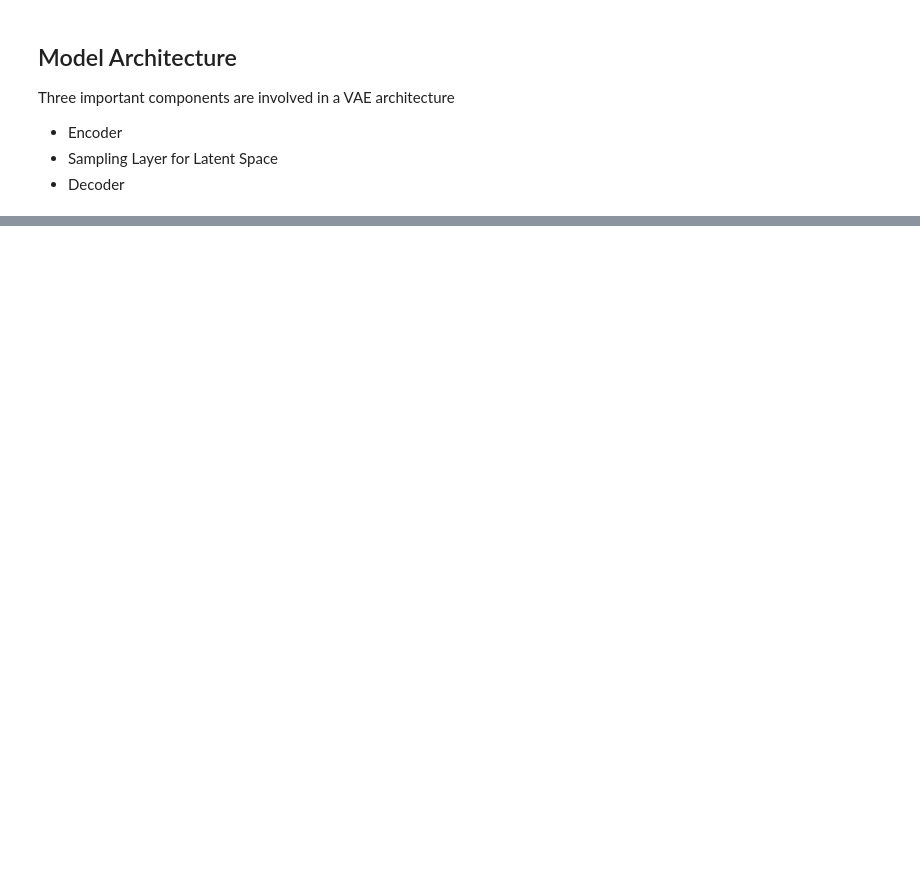
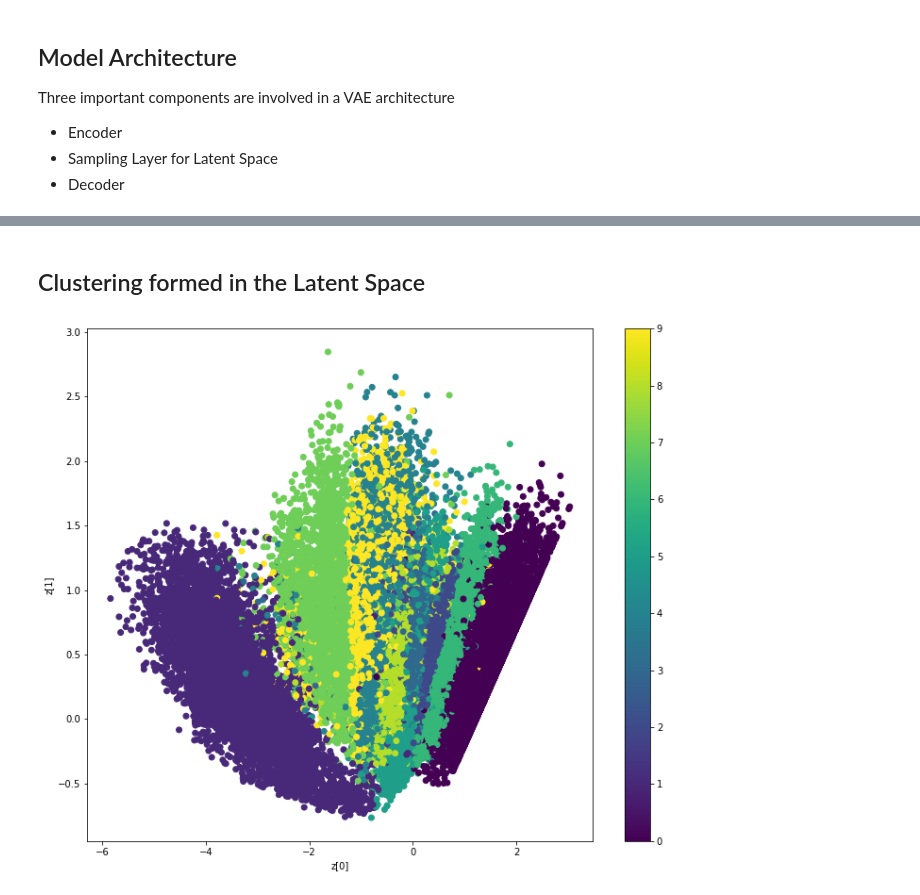
Before and after one commit to aneesh-kaitou1412/vae-mnist, a Jupyter notebook: Convolutional_VAE_MNIST.ipynb, the cells around one changed output, grey strips where cells are left out. Cells and saved outputs as stored; diff of their text form; code cells hidden in the pictures; blank space fills up the shorter version.

```diff
--- a/Convolutional_VAE_MNIST.ipynb
+++ b/Convolutional_VAE_MNIST.ipynb
@@ -48,0 +278,17 @@ class LatentSpaceSampler(layers.Layer):
+# %% [markdown]
+## Clustering formed in the Latent Space
+# %%
+def plot_label_clusters(encoder, data, labels):
+    # display a 2D plot of the digit classes in the latent space
+    z_mean, _, = encoder(data)
+    plt.figure(figsize=(12, 10))
+    plt.scatter(z_mean[:, 0], z_mean[:, 1], c=labels)
+    plt.colorbar()
+    plt.xlabel("z[0]")
+    plt.ylabel("z[1]")
+    plt.show()
+
+
+plot_label_clusters(encoder, x_train, y_train)
+# %% [output]
+[figure, added]
```
Also changed, not shown: parts of 12 cells of this notebook.
